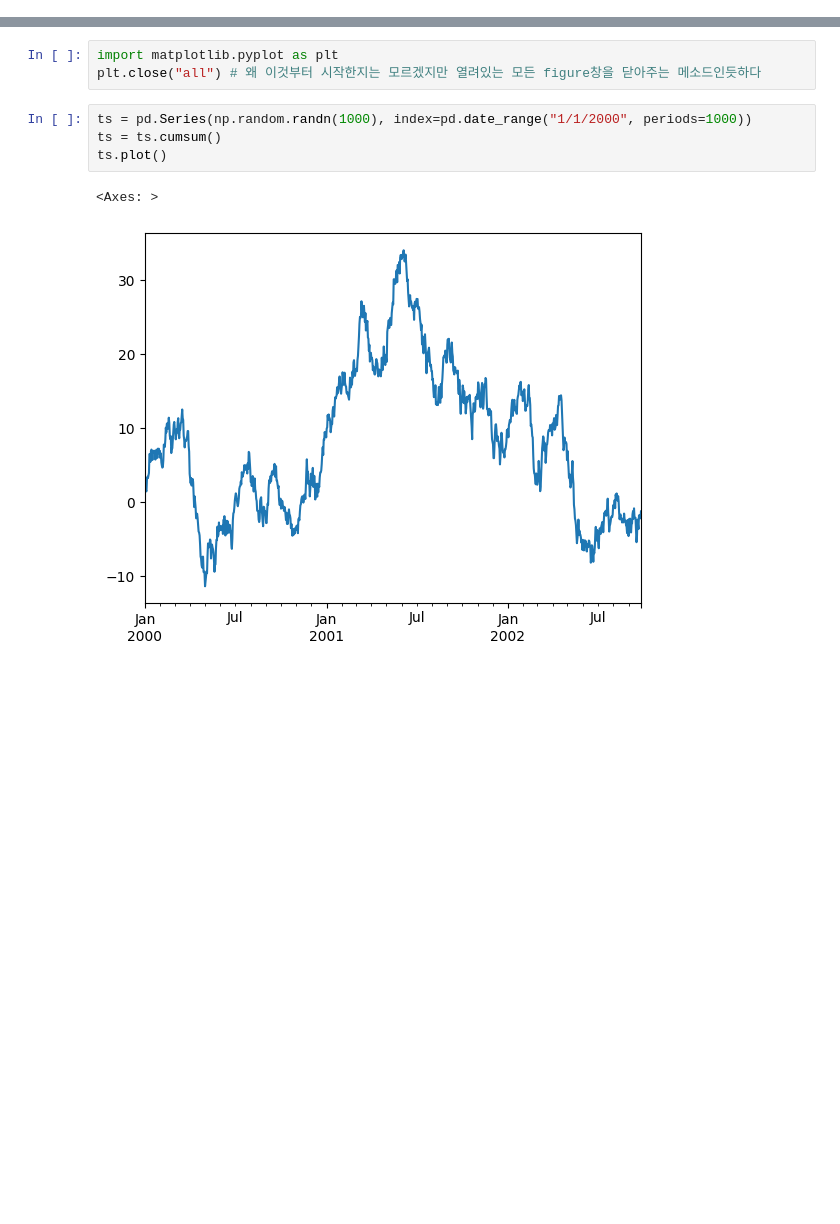
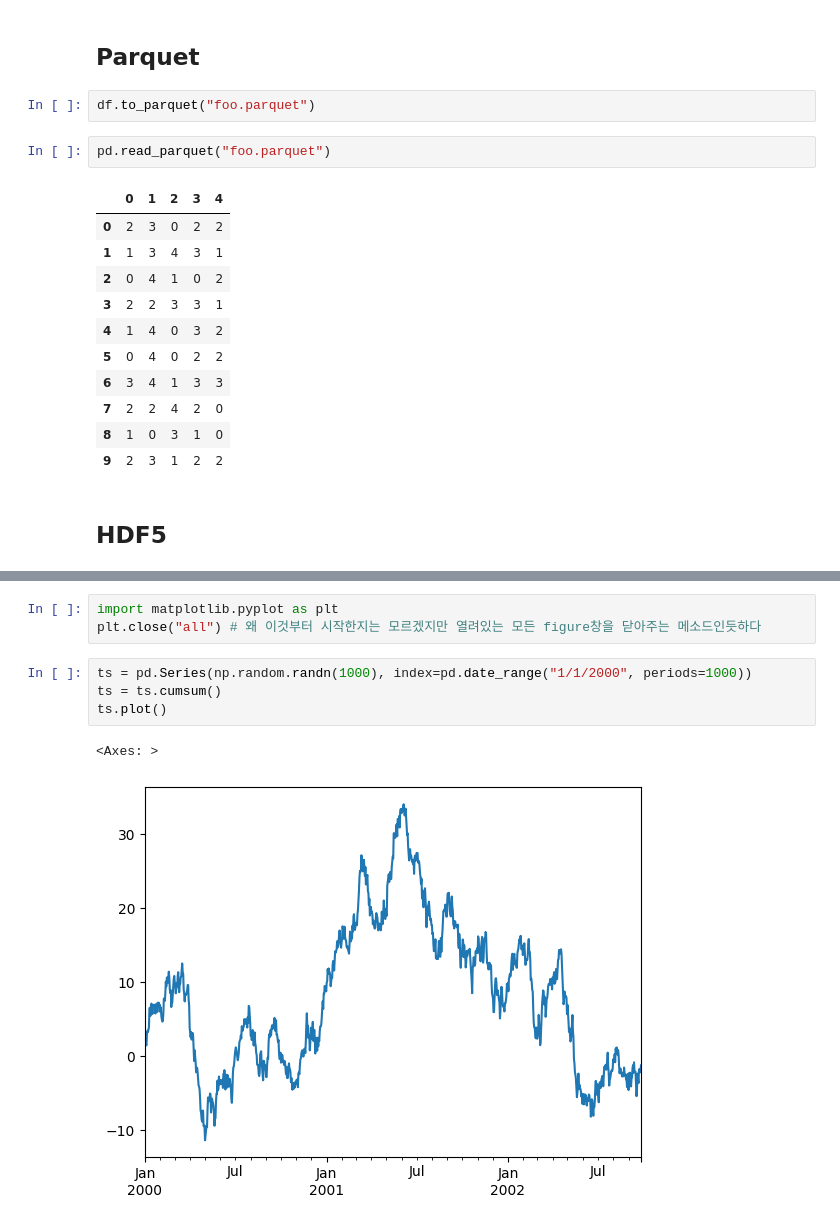
Before and after one commit to kyeob1107/pandas_til, a Jupyter notebook: For Uploading a Blog.ipynb, the cells around one changed output, grey strips where cells are left out. Drawn from its saved outputs; the diff is of its cells as text; blank space fills up the shorter version.

```diff
--- a/For Uploading a Blog.ipynb
+++ b/For Uploading a Blog.ipynb
@@ -2,0 +28,20 @@
+# %% [markdown]
+## Parquet
+# %%
+df.to_parquet("foo.parquet")
+# %%
+pd.read_parquet("foo.parquet")
+# %% [output]
+|  | 0 | 1 | 2 | 3 | 4 |
+| 0 | 2 | 3 | 0 | 2 | 2 |
+| 1 | 1 | 3 | 4 | 3 | 1 |
+| 2 | 0 | 4 | 1 | 0 | 2 |
+| 3 | 2 | 2 | 3 | 3 | 1 |
+| 4 | 1 | 4 | 0 | 3 | 2 |
+| 5 | 0 | 4 | 0 | 2 | 2 |
+| 6 | 3 | 4 | 1 | 3 | 3 |
+| 7 | 2 | 2 | 4 | 2 | 0 |
+| 8 | 1 | 0 | 3 | 1 | 0 |
+| 9 | 2 | 3 | 1 | 2 | 2 |
+# %% [markdown]
+## HDF5
```
Also changed, not shown: parts of 12 cells of this notebook.
